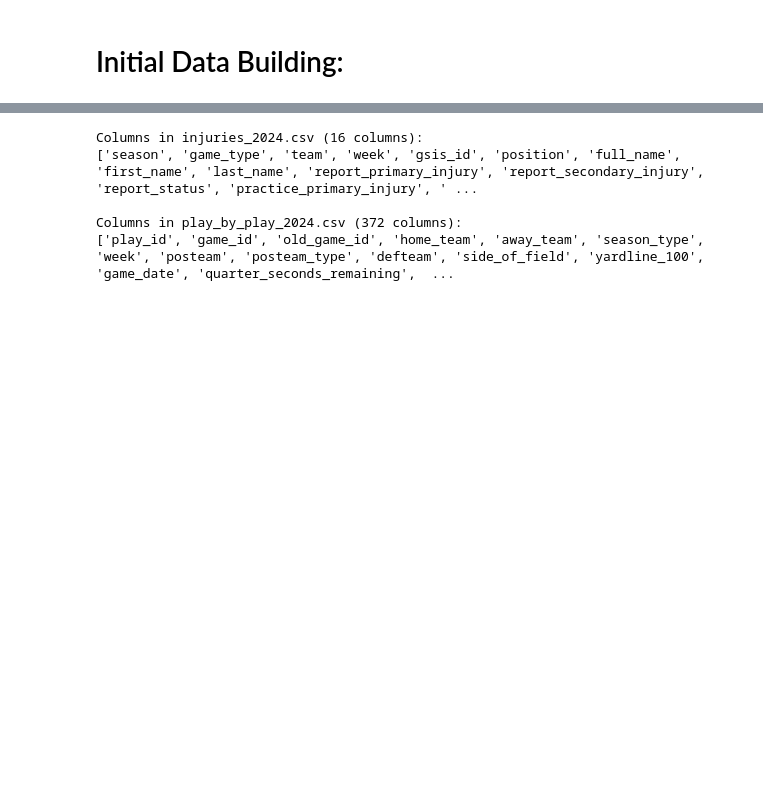
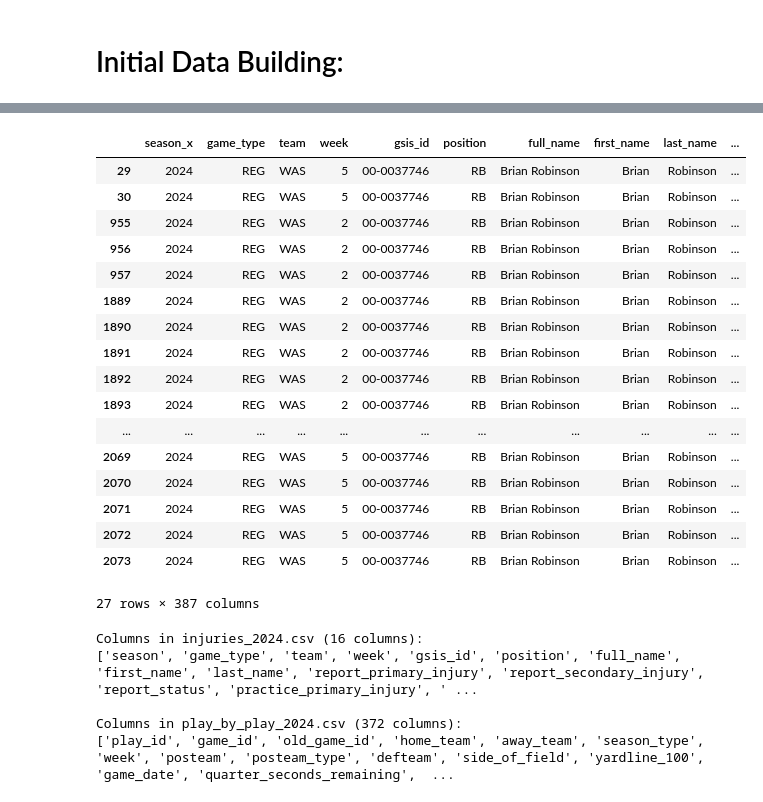
Before and after one commit to DiyaPrasanth20/NFL_Analysis, a Jupyter notebook: DataPrep.ipynb, the cells around one changed output, grey strips where cells are left out. Cells and saved outputs as stored; diff of their text form; code cells hidden in the pictures; blank space fills up the shorter version.

Commit message:
trying to merge something

```diff
--- a/DataPrep.ipynb
+++ b/DataPrep.ipynb
@@ -7,0 +46,37 @@ play_by_play_df = pd.read_csv('data/play_by_play_2024.csv')
+# %%
+# Find columns with '_player_id' in their names
+player_id_columns = [col for col in play_by_play_df.columns if '_player_id' in col]
+
+# Convert necessary columns to strings to avoid data type mismatch
+injuries_df['gsis_id'] = injuries_df['gsis_id'].astype(str)
+injuries_df['team'] = injuries_df['team'].astype(str)
+
+play_by_play_df['home_team'] = play_by_play_df['home_team'].astype(str)
+play_by_play_df['away_team'] = play_by_play_df['away_team'].astype(str)
+
+# Initialize an empty list to store the merge results
+merged_data_list = []
+
+for player_col in player_id_columns:
+    play_by_play_df[player_col] = play_by_play_df[player_col].astype(str)
+
+# Iterate over the player_id_columns and merge with each one
+for player_col in player_id_columns:
+    merged_data = injuries_df.merge(
+        play_by_play_df,
+        how='inner',
+        left_on=['gsis_id', 'week', 'team'],
+        right_on=[player_col, 'week', 'home_team']
+    )
+    merged_data_list.append(merged_data)
+
+    merged_data_away = injuries_df.merge(
+        play_by_play_df,
+        how='inner',
+        left_on=['gsis_id', 'week', 'team'],
+        right_on=[player_col, 'week', 'away_team']
+    )
+    merged_data_list.append(merged_data_away)
+
+# Combine all the results into a single DataFrame
+final_merged_data = pd.concat(merged_data_list).drop_duplicates().reset_index(drop=True)
@@ -8,3 +101,30 @@ play_by_play_df = pd.read_csv('data/play_by_play_2024.csv')
+# %%
+# Search for rows with gsis_id '00-0039521'
+gsis_id_search = '00-0037746'
+
+# Filter the final_merged_data DataFrame
+result = final_merged_data[final_merged_data['gsis_id'] == gsis_id_search]
+# %%
+result
+# %% [output]
+|  | season_x | game_type | team | week | gsis_id | position | full_name | first_name | last_name | ... |
+| 29 | 2024 | REG | WAS | 5 | 00-0037746 | RB | Brian Robinson | Brian | Robinson | ... |
+| 30 | 2024 | REG | WAS | 5 | 00-0037746 | RB | Brian Robinson | Brian | Robinson | ... |
+| 955 | 2024 | REG | WAS | 2 | 00-0037746 | RB | Brian Robinson | Brian | Robinson | ... |
+| 956 | 2024 | REG | WAS | 2 | 00-0037746 | RB | Brian Robinson | Brian | Robinson | ... |
+| 957 | 2024 | REG | WAS | 2 | 00-0037746 | RB | Brian Robinson | Brian | Robinson | ... |
+| 1889 | 2024 | REG | WAS | 2 | 00-0037746 | RB | Brian Robinson | Brian | Robinson | ... |
+| 1890 | 2024 | REG | WAS | 2 | 00-0037746 | RB | Brian Robinson | Brian | Robinson | ... |
+| 1891 | 2024 | REG | WAS | 2 | 00-0037746 | RB | Brian Robinson | Brian | Robinson | ... |
+| 1892 | 2024 | REG | WAS | 2 | 00-0037746 | RB | Brian Robinson | Brian | Robinson | ... |
+| 1893 | 2024 | REG | WAS | 2 | 00-0037746 | RB | Brian Robinson | Brian | Robinson | ... |
+| ... | ... | ... | ... | ... | ... | ... | ... | ... | ... | ... |
+| 2069 | 2024 | REG | WAS | 5 | 00-0037746 | RB | Brian Robinson | Brian | Robinson | ... |
+| 2070 | 2024 | REG | WAS | 5 | 00-0037746 | RB | Brian Robinson | Brian | Robinson | ... |
+| 2071 | 2024 | REG | WAS | 5 | 00-0037746 | RB | Brian Robinson | Brian | Robinson | ... |
+| 2072 | 2024 | REG | WAS | 5 | 00-0037746 | RB | Brian Robinson | Brian | Robinson | ... |
+| 2073 | 2024 | REG | WAS | 5 | 00-0037746 | RB | Brian Robinson | Brian | Robinson | ... |
+27 rows × 387 columns
 # %%
 print(f"Columns in injuries_2024.csv ({len(injuries_df.columns)} columns):")
 print(injuries_df.columns.tolist())
```
Also changed, not shown: parts of 4 cells of this notebook.
